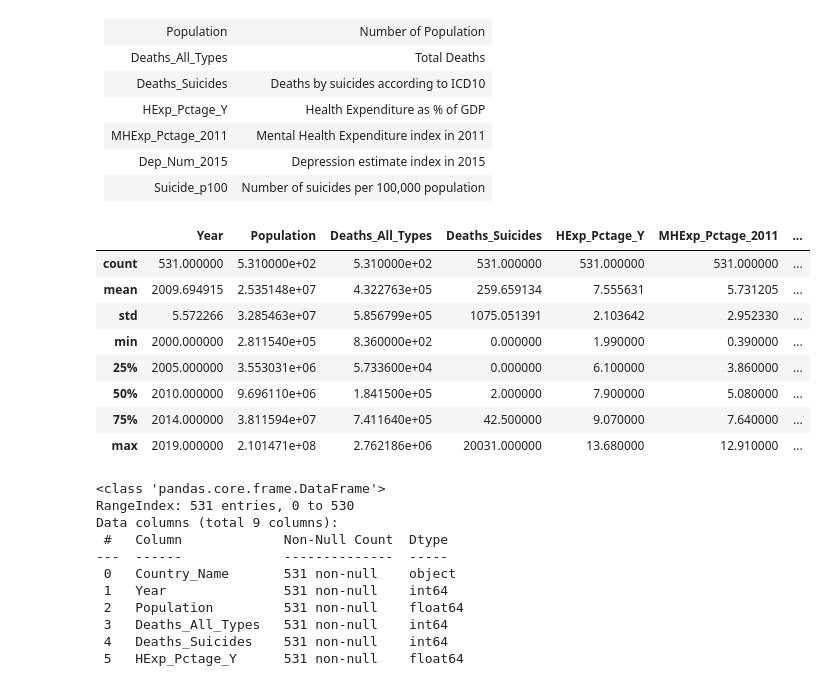
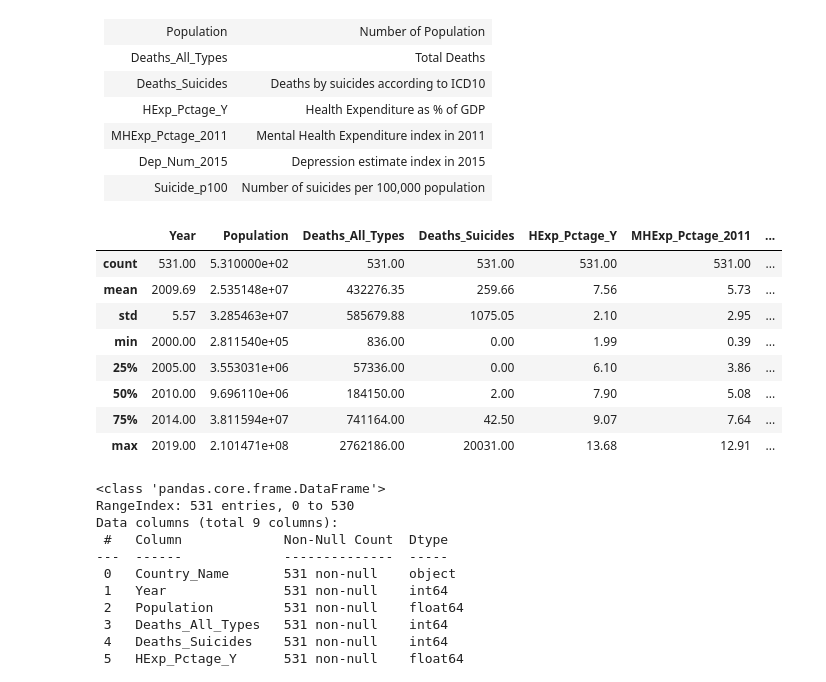
Before and after one commit to erickbezerra/VScode, a Jupyter notebook: Projects/DBexploring/WHO_MHE/WHO_MHExp_and_Deaths.ipynb, the cells around one changed output. Cells and saved outputs as stored; diff of their text form; code cells hidden in the pictures.

```diff
--- a/Projects/DBexploring/WHO_MHE/WHO_MHExp_and_Deaths.ipynb
+++ b/Projects/DBexploring/WHO_MHE/WHO_MHExp_and_Deaths.ipynb
@@ -11,10 +13,10 @@ import matplotlib.pyplot as plt
 import seaborn as sns
 # %%
 #current directory
-df_url = 'https://raw.githubusercontent.com/erickbezerra/DBexploring/main/Source/WHO_MHExp_and_Deaths.csv'
-df = pd.read_csv(df_url) #df = pd.read_csv(df_url, encoding = 'utf-16', sep = '\t', error_bad_lines = False, skiprows = 1, skipfooter = 3, engine = 'python')
-df_lines, df_columns = df.shape
-pd.set_option('display.max.columns', None) # configure the display.max.columns option to make sure pandas doesn’t hide any columns.
+df_url = 'https://raw.githubusercontent.com/erickbezerra/VScode/master/Projects/DBexploring/WHO_MHE/Source/WHO_MHExp_and_Deaths.csv';
+df = pd.read_csv(df_url); # df = pd.read_csv(df_url, encoding = 'utf-16', sep = '\t', error_bad_lines = False, skiprows = 1, skipfooter = 3, engine = 'python')
+df_lines, df_columns = df.shape;
+pd.set_option('display.max.columns', None); # configure the display.max.columns option to make sure pandas doesn’t hide any columns.
 df.head()
 # %% [output]
 |  | Country_Name | Year | Population | Deaths_All_Types | Deaths_Suicides | HExp_Pctage_Y | ... |
@@ -38,17 +49,17 @@ Where:
 | Dep_Num_2015 | Depression estimate index in 2015 |
 | Suicide_p100 | Number of suicides per 100,000 population |
 # %%
-df.describe()
+df.describe().round(2)
 # %% [output]
 |  | Year | Population | Deaths_All_Types | Deaths_Suicides | HExp_Pctage_Y | MHExp_Pctage_2011 | ... |
-| count | 531.000000 | 5.310000e+02 | 5.310000e+02 | 531.000000 | 531.000000 | 531.000000 | ... |
-| mean | 2009.694915 | 2.535148e+07 | 4.322763e+05 | 259.659134 | 7.555631 | 5.731205 | ... |
-| std | 5.572266 | 3.285463e+07 | 5.856799e+05 | 1075.051391 | 2.103642 | 2.952330 | ... |
-| min | 2000.000000 | 2.811540e+05 | 8.360000e+02 | 0.000000 | 1.990000 | 0.390000 | ... |
-| 25% | 2005.000000 | 3.553031e+06 | 5.733600e+04 | 0.000000 | 6.100000 | 3.860000 | ... |
-| 50% | 2010.000000 | 9.696110e+06 | 1.841500e+05 | 2.000000 | 7.900000 | 5.080000 | ... |
-| 75% | 2014.000000 | 3.811594e+07 | 7.411640e+05 | 42.500000 | 9.070000 | 7.640000 | ... |
-| max | 2019.000000 | 2.101471e+08 | 2.762186e+06 | 20031.000000 | 13.680000 | 12.910000 | ... |
+| count | 531.00 | 5.310000e+02 | 531.00 | 531.00 | 531.00 | 531.00 | ... |
+| mean | 2009.69 | 2.535148e+07 | 432276.35 | 259.66 | 7.56 | 5.73 | ... |
+| std | 5.57 | 3.285463e+07 | 585679.88 | 1075.05 | 2.10 | 2.95 | ... |
+| min | 2000.00 | 2.811540e+05 | 836.00 | 0.00 | 1.99 | 0.39 | ... |
+| 25% | 2005.00 | 3.553031e+06 | 57336.00 | 0.00 | 6.10 | 3.86 | ... |
+| 50% | 2010.00 | 9.696110e+06 | 184150.00 | 2.00 | 7.90 | 5.08 | ... |
+| 75% | 2014.00 | 3.811594e+07 | 741164.00 | 42.50 | 9.07 | 7.64 | ... |
+| max | 2019.00 | 2.101471e+08 | 2762186.00 | 20031.00 | 13.68 | 12.91 | ... |
 # %%
 # Check column titles and classes
 df.info()
```
Also changed, not shown: parts of 13 cells of this notebook.
